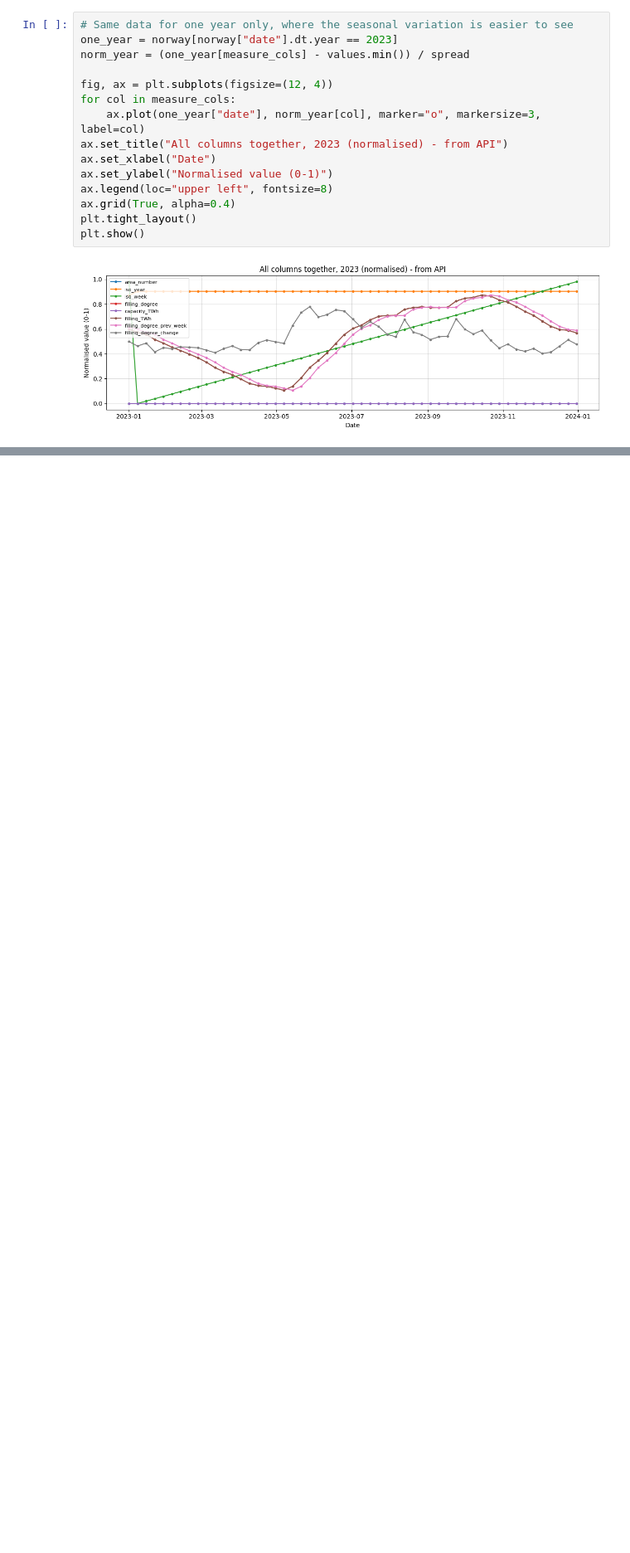
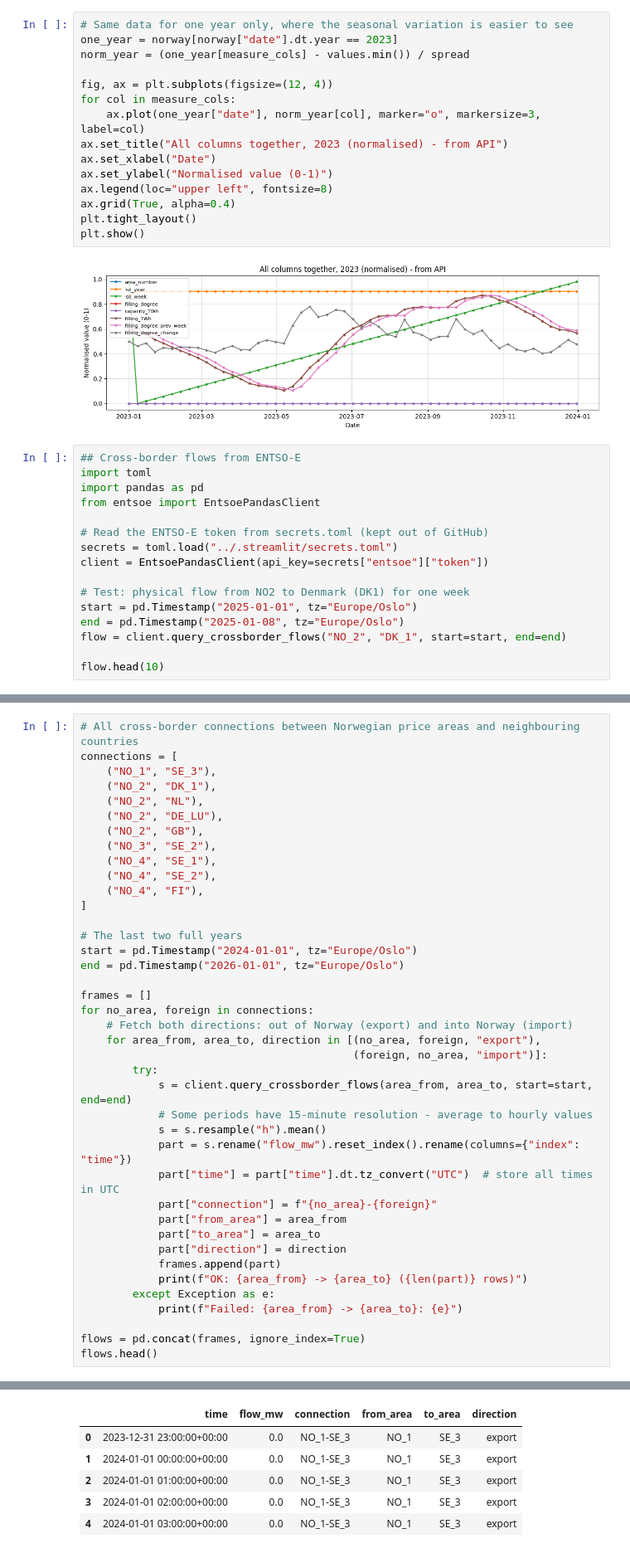
Before and after one commit to maryanahmed11011-pixel/IND320.prosjekt.maryan, a Jupyter notebook: notebooks/ind320_compulsory_2.ipynb, the cells around one changed output, grey strips where cells are left out. Shown at 83% size. Saved outputs shown, nothing was run; the diff lists cells and outputs as text; blank space fills up the shorter version.

```diff
--- a/notebooks/ind320_compulsory_2.ipynb
+++ b/notebooks/ind320_compulsory_2.ipynb
@@ -234,3 +276,19 @@ plt.tight_layout()
 plt.show()
 # %% [output]
 [figure]
+# %%
+## Cross-border flows from ENTSO-E
+import toml
+import pandas as pd
+from entsoe import EntsoePandasClient
+
+# Read the ENTSO-E token from secrets.toml (kept out of GitHub)
+secrets = toml.load("../.streamlit/secrets.toml")
+client = EntsoePandasClient(api_key=secrets["entsoe"]["token"])
+
+# Test: physical flow from NO2 to Denmark (DK1) for one week
+start = pd.Timestamp("2025-01-01", tz="Europe/Oslo")
+end = pd.Timestamp("2025-01-08", tz="Europe/Oslo")
+flow = client.query_crossborder_flows("NO_2", "DK_1", start=start, end=end)
+
+flow.head(10)
@@ -236,0 +307,41 @@ plt.show()
+# %%
+# All cross-border connections between Norwegian price areas and neighbouring countries
+connections = [
+    ("NO_1", "SE_3"),
+    ("NO_2", "DK_1"),
+    ("NO_2", "NL"),
+    ("NO_2", "DE_LU"),
+    ("NO_2", "GB"),
+    ("NO_3", "SE_2"),
+    ("NO_4", "SE_1"),
+    ("NO_4", "SE_2"),
+    ("NO_4", "FI"),
+]
+
+# The last two full years
+start = pd.Timestamp("2024-01-01", tz="Europe/Oslo")
+end = pd.Timestamp("2026-01-01", tz="Europe/Oslo")
+
+frames = []
+for no_area, foreign in connections:
+    # Fetch both directions: out of Norway (export) and into Norway (import)
+    for area_from, area_to, direction in [(no_area, foreign, "export"),
+                                          (foreign, no_area, "import")]:
+        try:
+            s = client.query_crossborder_flows(area_from, area_to, start=start, end=end)
+            # Some periods have 15-minute resolution - average to hourly values
+            s = s.resample("h").mean()
+            part = s.rename("flow_mw").reset_index().rename(columns={"index": "time"})
+            part["time"] = part["time"].dt.tz_convert("UTC")  # store all times in UTC
+            part["connection"] = f"{no_area}-{foreign}"
+            part["from_area"] = area_from
+            part["to_area"] = area_to
+            part["direction"] = direction
+            frames.append(part)
+            print(f"OK: {area_from} -> {area_to} ({len(part)} rows)")
+        except Exception as e:
+            print(f"Failed: {area_from} -> {area_to}: {e}")
+
+flows = pd.concat(frames, ignore_index=True)
+flows.head()
+# %% [output]
@@ -236,0 +366,6 @@ plt.show()
+|  | time | flow_mw | connection | from_area | to_area | direction |
+| 0 | 2023-12-31 23:00:00+00:00 | 0.0 | NO_1-SE_3 | NO_1 | SE_3 | export |
+| 1 | 2024-01-01 00:00:00+00:00 | 0.0 | NO_1-SE_3 | NO_1 | SE_3 | export |
+| 2 | 2024-01-01 01:00:00+00:00 | 0.0 | NO_1-SE_3 | NO_1 | SE_3 | export |
+| 3 | 2024-01-01 02:00:00+00:00 | 0.0 | NO_1-SE_3 | NO_1 | SE_3 | export |
+| 4 | 2024-01-01 03:00:00+00:00 | 0.0 | NO_1-SE_3 | NO_1 | SE_3 | export |
```
Also changed, not shown: parts of 6 cells of this notebook, 1 other file.
